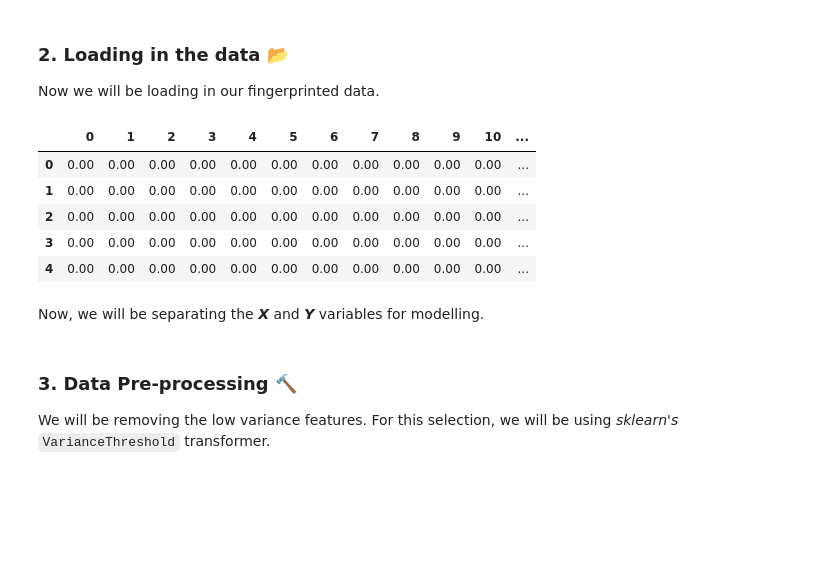
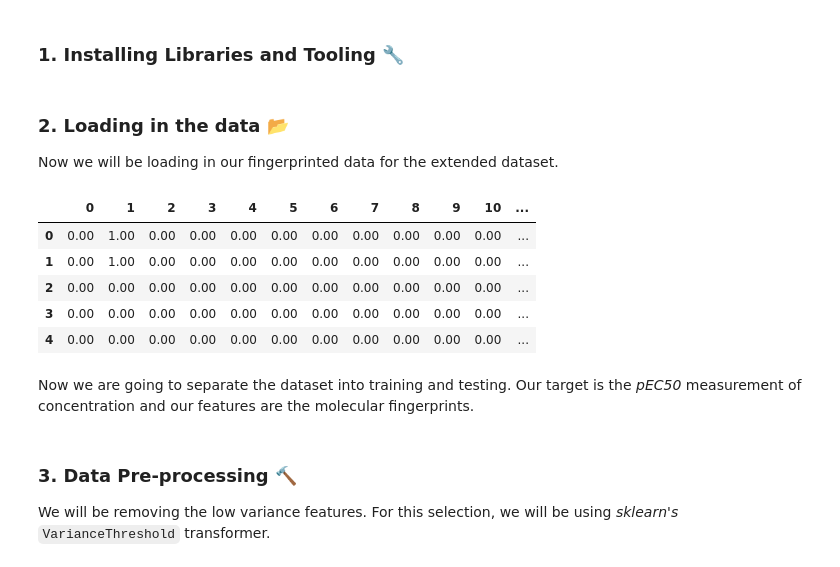
Before and after one commit to michaelbahchevanov/bioinformatics-project, a Jupyter notebook: Machine_Learning_Algorithms_Extension.ipynb, the cells around one changed output. Saved outputs shown, nothing was run; the diff lists cells and outputs as text; code cells hidden in the pictures; blank space fills up the shorter version.

```diff
--- a/Machine_Learning_Algorithms_Comparison.ipynb
+++ b/Machine_Learning_Algorithms_Extension.ipynb
@@ -31,3 +9,5 @@ Requirement already satisfied: pyparsing>=2.0.2 in /home/mykull/miniconda3/envs/
+# %% [markdown]
+### 1. Installing Libraries and Tooling 🔧
 # %%
 import pandas as pd
 import numpy as np
@@ -50,19 +30,19 @@ sns.set_theme(style='whitegrid')
 np.random.seed(42)
 # %% [markdown]
 ### 2. Loading in the data 📂
-Now we will be loading in our fingerprinted data.
+Now we will be loading in our fingerprinted data for the extended dataset.
 # %%
-df = pd.read_csv('./data/influenza_virus_A_matrix_M2_protein_08_morgan_matrix_fingerprint.csv')
+df = pd.read_csv('./data/influenza_05_morgan_matrix_fingerprint_pEC50.csv')
 df.head()
 # %% [output]
 |  | 0 | 1 | 2 | 3 | 4 | 5 | 6 | 7 | 8 | 9 | 10 | ... |
-| 0 | 0.00 | 0.00 | 0.00 | 0.00 | 0.00 | 0.00 | 0.00 | 0.00 | 0.00 | 0.00 | 0.00 | ... |
-| 1 | 0.00 | 0.00 | 0.00 | 0.00 | 0.00 | 0.00 | 0.00 | 0.00 | 0.00 | 0.00 | 0.00 | ... |
+| 0 | 0.00 | 1.00 | 0.00 | 0.00 | 0.00 | 0.00 | 0.00 | 0.00 | 0.00 | 0.00 | 0.00 | ... |
+| 1 | 0.00 | 1.00 | 0.00 | 0.00 | 0.00 | 0.00 | 0.00 | 0.00 | 0.00 | 0.00 | 0.00 | ... |
 | 2 | 0.00 | 0.00 | 0.00 | 0.00 | 0.00 | 0.00 | 0.00 | 0.00 | 0.00 | 0.00 | 0.00 | ... |
 | 3 | 0.00 | 0.00 | 0.00 | 0.00 | 0.00 | 0.00 | 0.00 | 0.00 | 0.00 | 0.00 | 0.00 | ... |
 | 4 | 0.00 | 0.00 | 0.00 | 0.00 | 0.00 | 0.00 | 0.00 | 0.00 | 0.00 | 0.00 | 0.00 | ... |
-# %% [markdown]
-Now, we will be separating the ***X*** and ***Y*** variables for modelling.
+# %% [markdown]
+Now we are going to separate the dataset into training and testing. Our target is the *pEC50* measurement of concentration and our features are the molecular fingerprints.
 # %%
 X = df.drop('pEC50', axis=1)
 y = df['pEC50']
```
Also changed, not shown: parts of 20 cells of this notebook, 1 other file.
